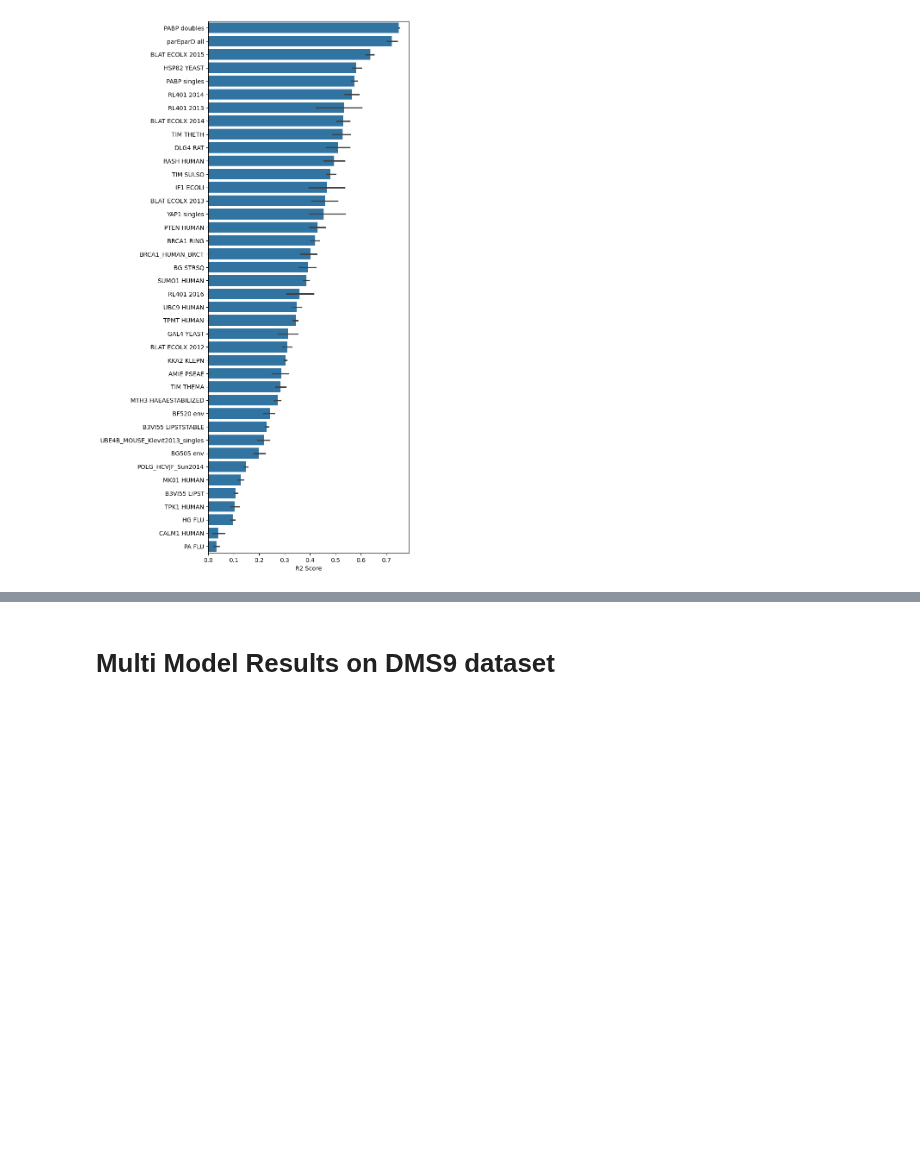
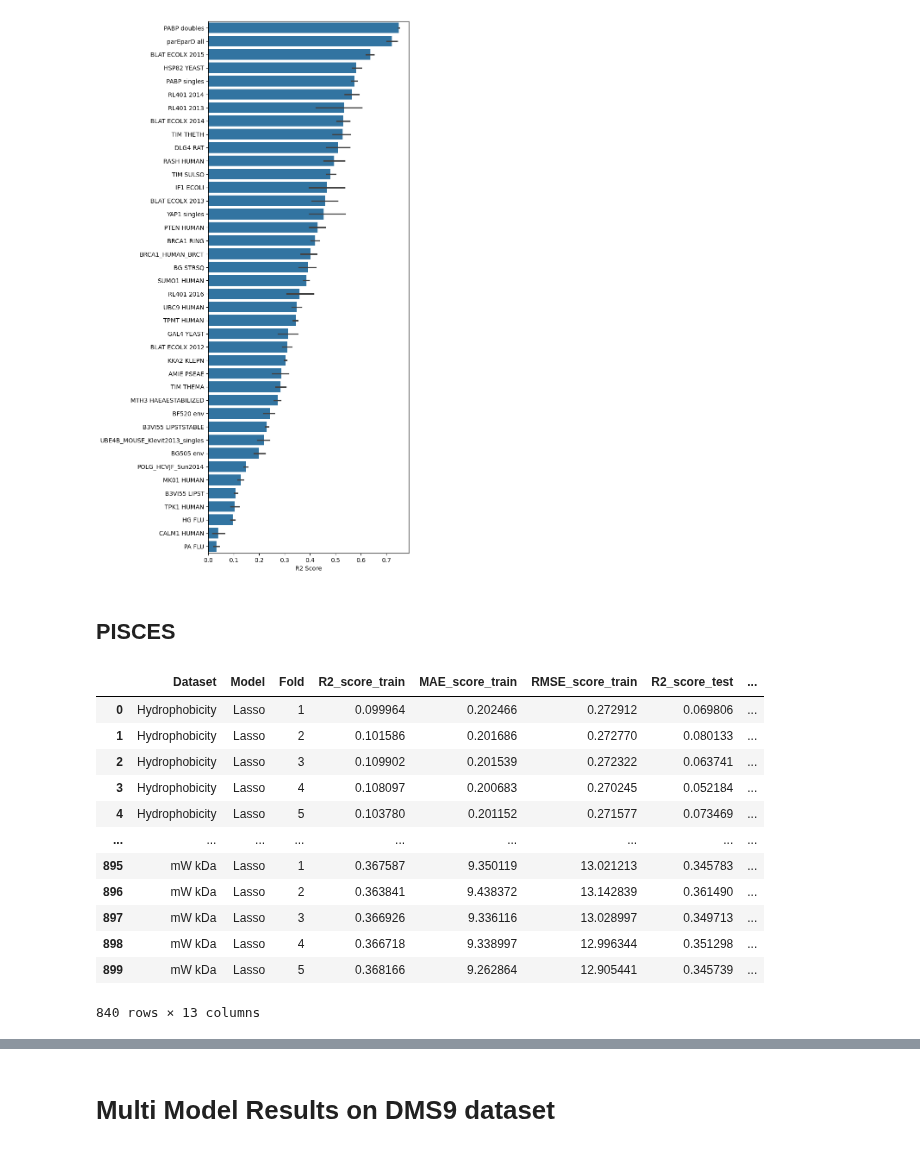
Before and after one commit to ziul-bio/SWAT, a Jupyter notebook: plot_results.ipynb, the cells around one changed output, grey strips where cells are left out. Cells and saved outputs as stored; diff of their text form; code cells hidden in the pictures; blank space fills up the shorter version.

```diff
--- a/plot_results.ipynb
+++ b/plot_results.ipynb
@@ -170,3 +170,22 @@ plt.xlabel('R2 Score')
 plt.show()
 # %% [output]
 [figure]
+# %% [markdown]
+## PISCES
+# %%
+data = pd.read_csv('results/summary_PISCES_lassoCV_esm2_150M_all_methods.csv', index_col=0)
+data
+# %% [output]
+|  | Dataset | Model | Fold | R2_score_train | MAE_score_train | RMSE_score_train | R2_score_test | ... |
+| 0 | Hydrophobicity | Lasso | 1 | 0.099964 | 0.202466 | 0.272912 | 0.069806 | ... |
+| 1 | Hydrophobicity | Lasso | 2 | 0.101586 | 0.201686 | 0.272770 | 0.080133 | ... |
+| 2 | Hydrophobicity | Lasso | 3 | 0.109902 | 0.201539 | 0.272322 | 0.063741 | ... |
+| 3 | Hydrophobicity | Lasso | 4 | 0.108097 | 0.200683 | 0.270245 | 0.052184 | ... |
+| 4 | Hydrophobicity | Lasso | 5 | 0.103780 | 0.201152 | 0.271577 | 0.073469 | ... |
+| ... | ... | ... | ... | ... | ... | ... | ... | ... |
+| 895 | mW kDa | Lasso | 1 | 0.367587 | 9.350119 | 13.021213 | 0.345783 | ... |
+| 896 | mW kDa | Lasso | 2 | 0.363841 | 9.438372 | 13.142839 | 0.361490 | ... |
+| 897 | mW kDa | Lasso | 3 | 0.366926 | 9.336116 | 13.028997 | 0.349713 | ... |
+| 898 | mW kDa | Lasso | 4 | 0.366718 | 9.338997 | 12.996344 | 0.351298 | ... |
+| 899 | mW kDa | Lasso | 5 | 0.368166 | 9.262864 | 12.905441 | 0.345739 | ... |
+840 rows × 13 columns
```
Also changed, not shown: parts of 1 cell of this notebook, 3 other files.
